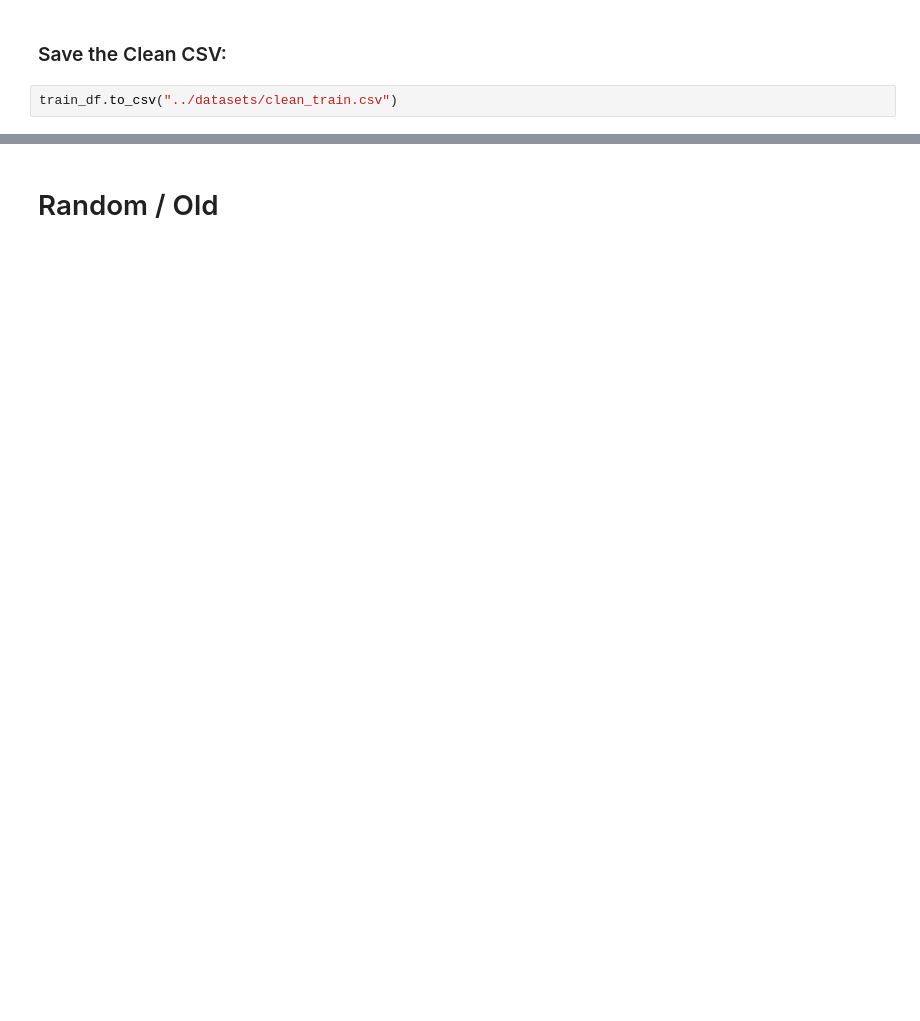
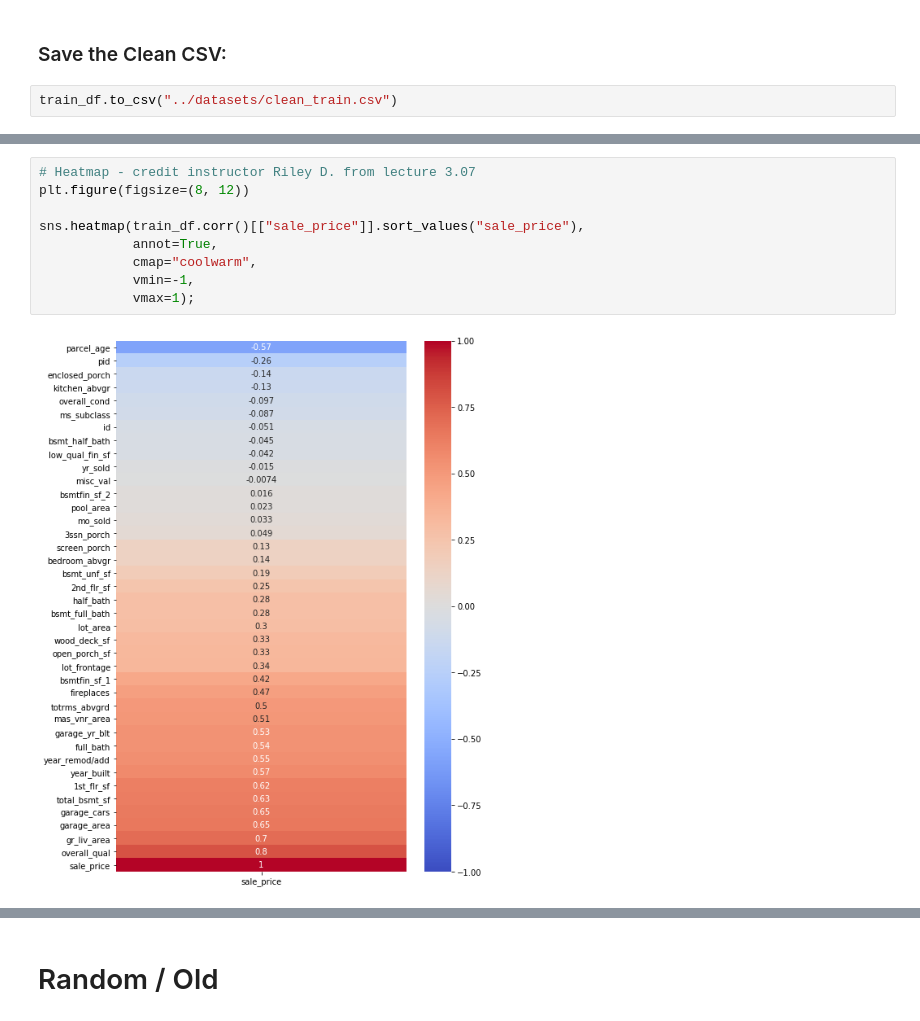
Before and after one commit to patruq/ames-housing, a Jupyter notebook: code/01.1_Train_Data_Cleaning.ipynb, the cells around one changed output, grey strips where cells are left out. Drawn from its saved outputs; the diff is of its cells as text; blank space fills up the shorter version.

```diff
--- a/code/01.1_Train_Data_Cleaning.ipynb
+++ b/code/01.1_Train_Data_Cleaning.ipynb
@@ -340,0 +385,11 @@ train_df.head()
+# %%
+# Heatmap - credit instructor Riley D. from lecture 3.07
+plt.figure(figsize=(8, 12))
+
+sns.heatmap(train_df.corr()[["sale_price"]].sort_values("sale_price"),
+            annot=True,
+            cmap="coolwarm",
+            vmin=-1,
+            vmax=1);
+# %% [output]
+[figure, added]
```
Also changed, not shown: parts of 61 cells of this notebook, 2 other files.
